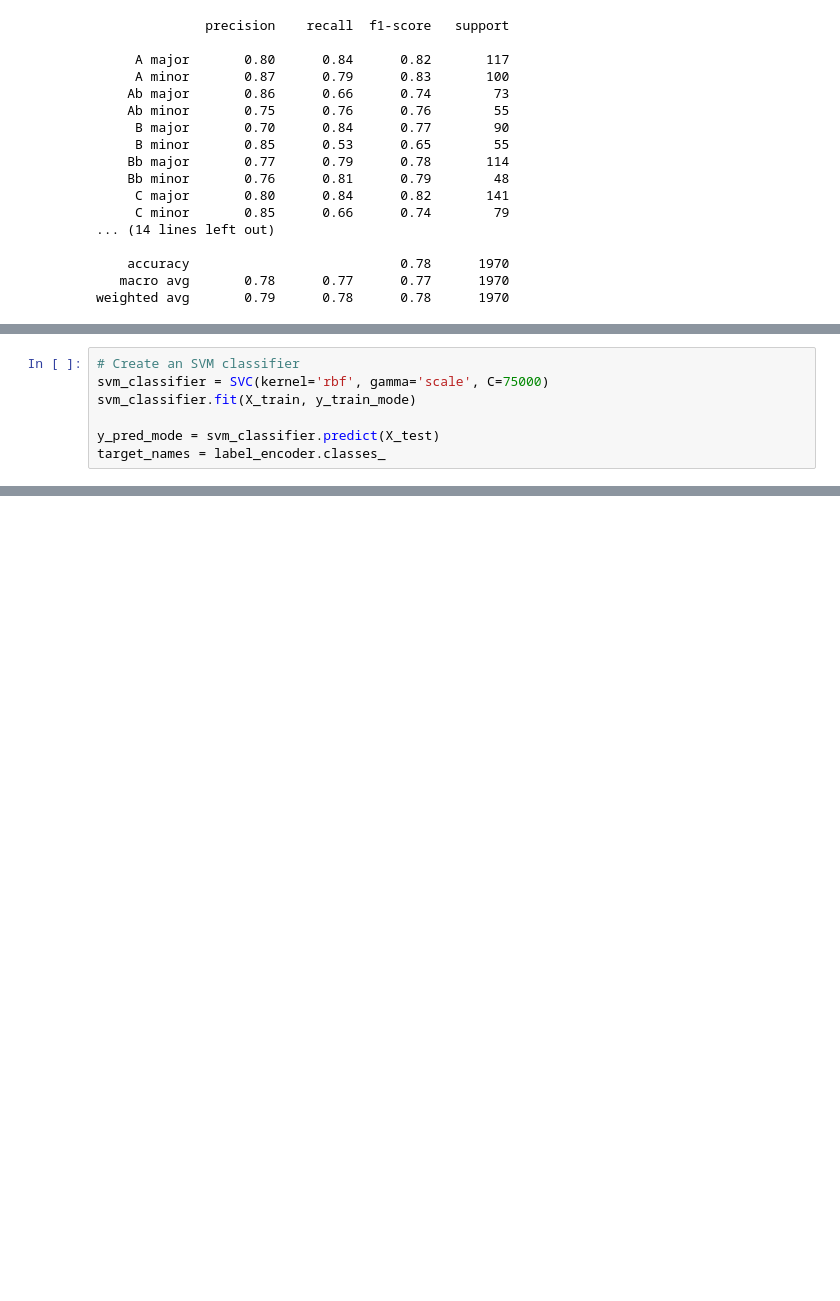
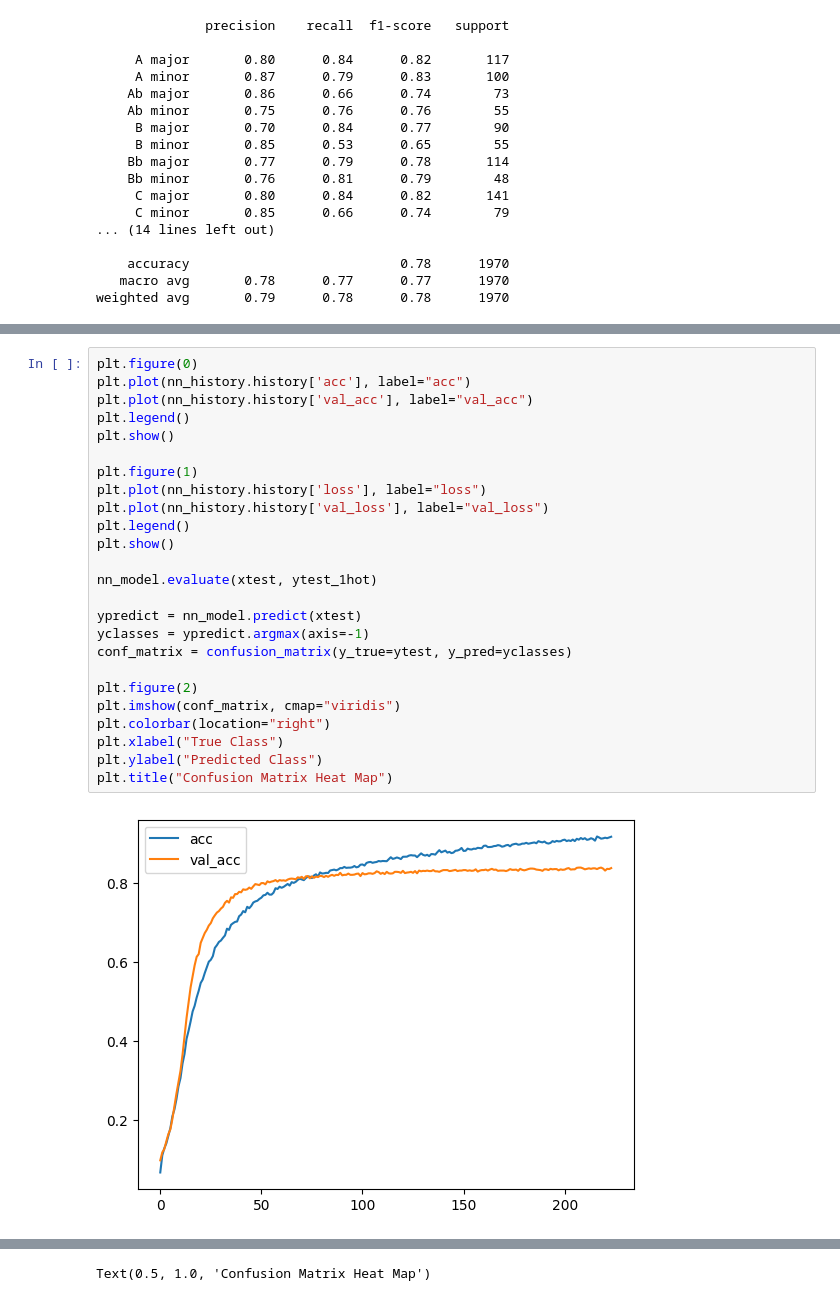
Before and after one commit to maxsivry/CS3540-AudioProject, a Jupyter notebook: main.ipynb, the cells around one changed output, grey strips where cells are left out. Drawn from its saved outputs; the diff is of its cells as text; blank space fills up the shorter version.

```diff
--- a/main.ipynb
+++ b/main.ipynb
@@ -169,7 +164,0 @@ y_test_mode = label_encoder.fit_transform(y_test_mode)
-# %%
-# Create an SVM classifier
-svm_classifier = SVC(kernel='rbf', gamma='scale', C=75000)
-svm_classifier.fit(X_train, y_train_mode)
-
-y_pred_mode = svm_classifier.predict(X_test)
-target_names = label_encoder.classes_
@@ -205,0 +246,27 @@ weighted avg       0.52      0.61      0.52      1970
+# %%
+plt.figure(0)
+plt.plot(nn_history.history['acc'], label="acc")
+plt.plot(nn_history.history['val_acc'], label="val_acc")
+plt.legend()
+plt.show()
+
+plt.figure(1)
+plt.plot(nn_history.history['loss'], label="loss")
+plt.plot(nn_history.history['val_loss'], label="val_loss")
+plt.legend()
+plt.show()
+
+nn_model.evaluate(xtest, ytest_1hot)
+
+ypredict = nn_model.predict(xtest)
+yclasses = ypredict.argmax(axis=-1)
+conf_matrix = confusion_matrix(y_true=ytest, y_pred=yclasses)
+
+plt.figure(2)
+plt.imshow(conf_matrix, cmap="viridis")
+plt.colorbar(location="right")
+plt.xlabel("True Class")
+plt.ylabel("Predicted Class")
+plt.title("Confusion Matrix Heat Map")
+# %% [output]
+[figure, added]
@@ -205,0 +276 @@ weighted avg       0.52      0.61      0.52      1970
+Text(0.5, 1.0, 'Confusion Matrix Heat Map')
```
Also changed, not shown: parts of 10 cells of this notebook.
